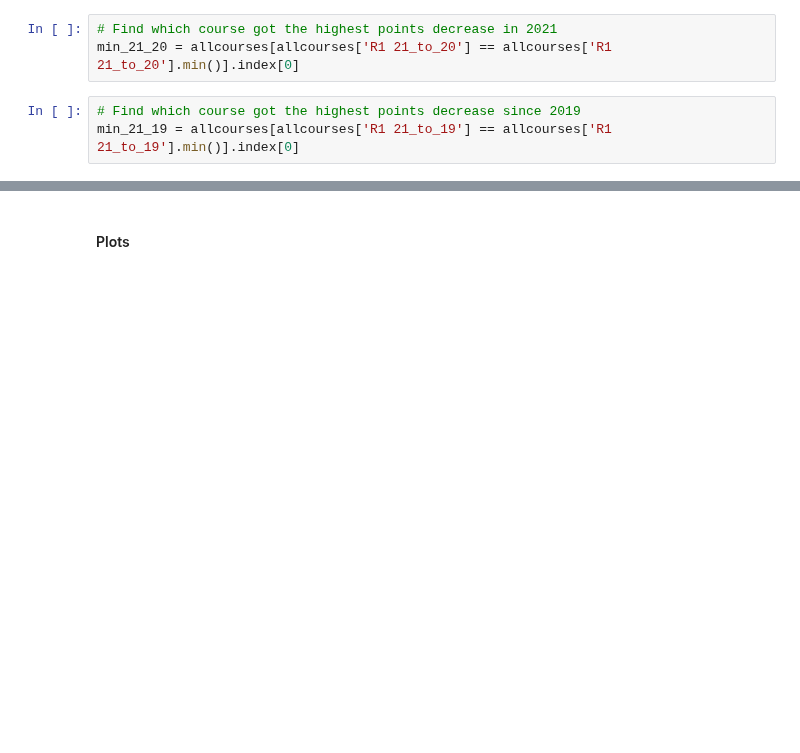
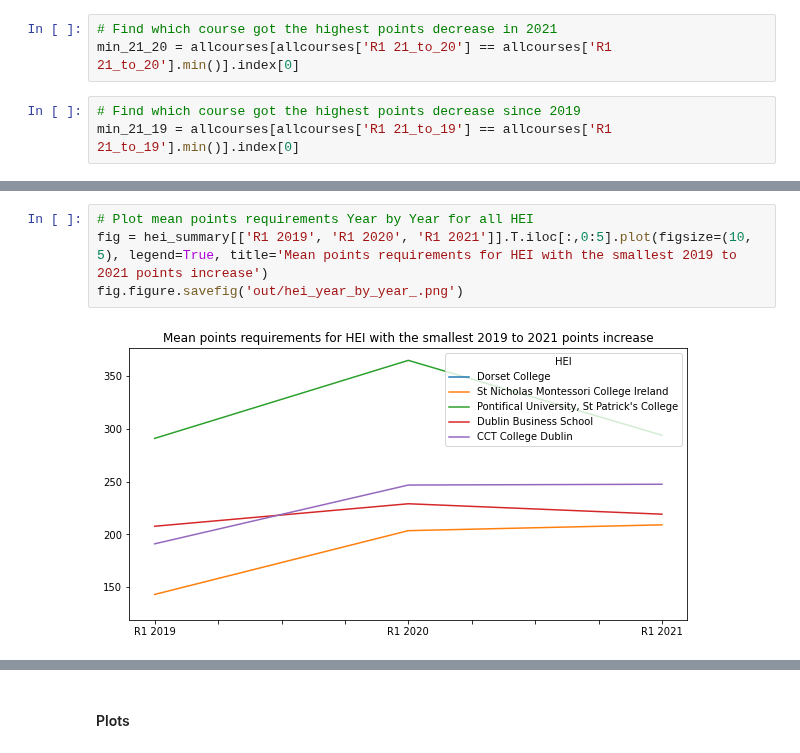
Before and after one commit to przemekbil/FoDA_2021, a Jupyter notebook: cao.ipynb, the cells around one changed output, grey strips where cells are left out. Cells and saved outputs as stored; diff of their text form; blank space fills up the shorter version.

```diff
--- a/cao.ipynb
+++ b/cao.ipynb
@@ -1492 +1489,7 @@ fig.figure.savefig('out/hei_year_by_year.png')
+# %%
+# Plot mean points requirements Year by Year for all HEI
+fig = hei_summary[['R1 2019', 'R1 2020', 'R1 2021']].T.iloc[:,0:5].plot(figsize=(10, 5), legend=True, title='Mean points requirements for HEI with the smallest 2019 to 2021 points increase')
+fig.figure.savefig('out/hei_year_by_year_.png')
+# %% [output]
+[figure, added]
 # %% [markdown]
```
Also changed, not shown: parts of 22 cells of this notebook, 4 other files.
